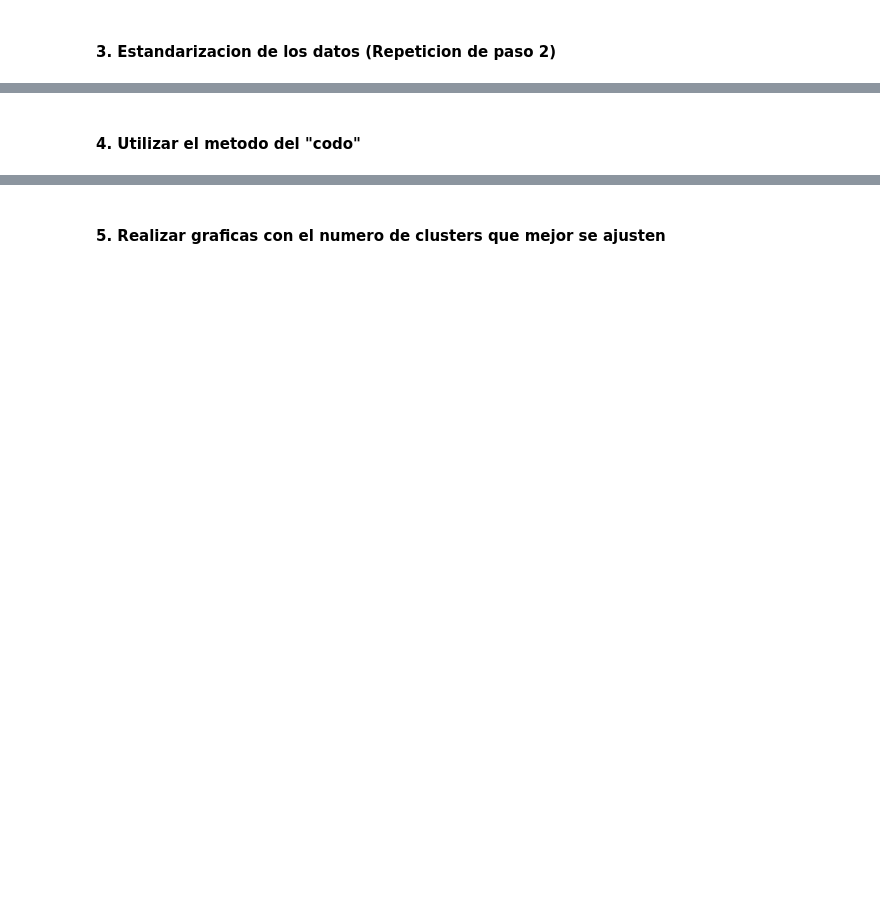
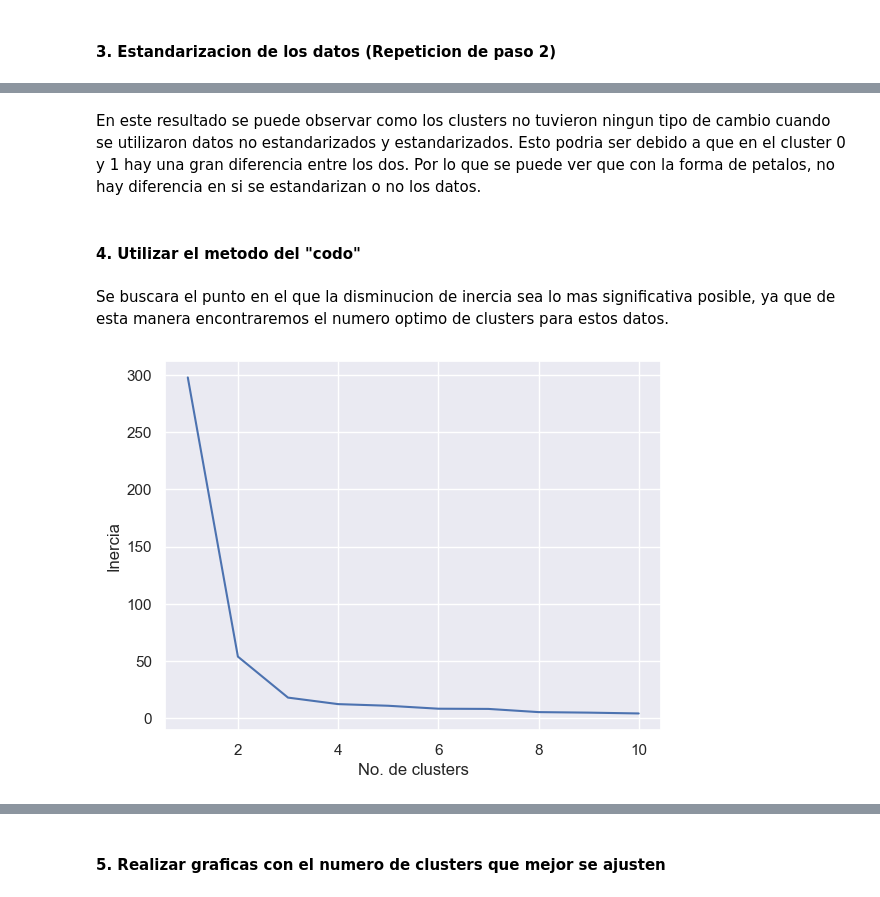
Before and after one commit to jwlh00/Data-Mining, a Jupyter notebook: Lab4/main.ipynb, the cells around one changed output, grey strips where cells are left out. Saved outputs shown, nothing was run; the diff lists cells and outputs as text; code cells hidden in the pictures; blank space fills up the shorter version.

```diff
--- a/Lab4/main.ipynb
+++ b/Lab4/main.ipynb
@@ -338,2 +417,10 @@ data_con_respuestas = pd.read_csv('iris-con-respuestas.csv')
 # %% [markdown]
 #### 3. Estandarizacion de los datos (Repeticion de paso 2)
+# %%
+data = (data - data.mean()) / data.std() # Estandarizacion de los datos
+# %%
+x = data.filter(['petal_length','petal_width'])
+
+kmeans = KMeans(2)
+
+kmeans.fit(x) # Ajuste del modelo con los datos de x (forma de sepalo)
@@ -339,0 +430,4 @@ data_con_respuestas = pd.read_csv('iris-con-respuestas.csv')
+# %%
+clusters_identificados = kmeans.fit_predict(x) # Prediccion de clusters segun el modelo
+
+clusters_identificados
@@ -340,2 +475,21 @@ data_con_respuestas = pd.read_csv('iris-con-respuestas.csv')
+# %% [markdown]
+En este resultado se puede observar como los clusters no tuvieron ningun tipo de cambio cuando se utilizaron datos no estandarizados y estandarizados. Esto podria ser debido a que en el cluster 0 y 1 hay una gran diferencia entre los dos. Por lo que se puede ver que con la forma de petalos, no hay diferencia en si se estandarizan o no los datos.
 # %% [markdown]
 #### 4. Utilizar el metodo del "codo"
+# %% [markdown]
+Se buscara el punto en el que la disminucion de inercia sea lo mas significativa posible, ya que de esta manera encontraremos el numero optimo de clusters para estos datos.
+# %%
+# Metodo del codo
+inertia = []
+for k in range(1,11): # De 1 a 10
+    kmeans = KMeans(n_init = 'auto', n_clusters=k, random_state=0)
+    kmeans.fit(x)
+    inertia.append(kmeans.inertia_)
+
+# Grafico de inercia segun el numero de clusters
+plt.plot(range(1,11), inertia)
+plt.xlabel('No. de clusters')
+plt.ylabel('Inercia')
+plt.show()
+# %% [output]
+[figure, added]
```
Also changed, not shown: parts of 25 cells of this notebook.
